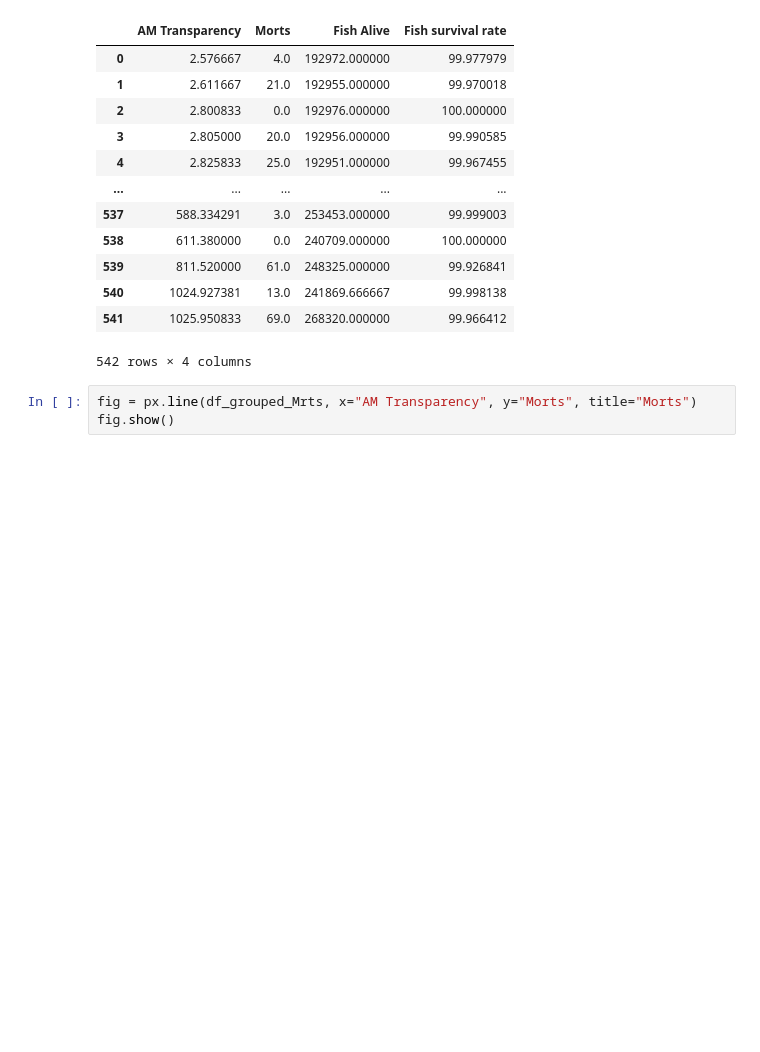
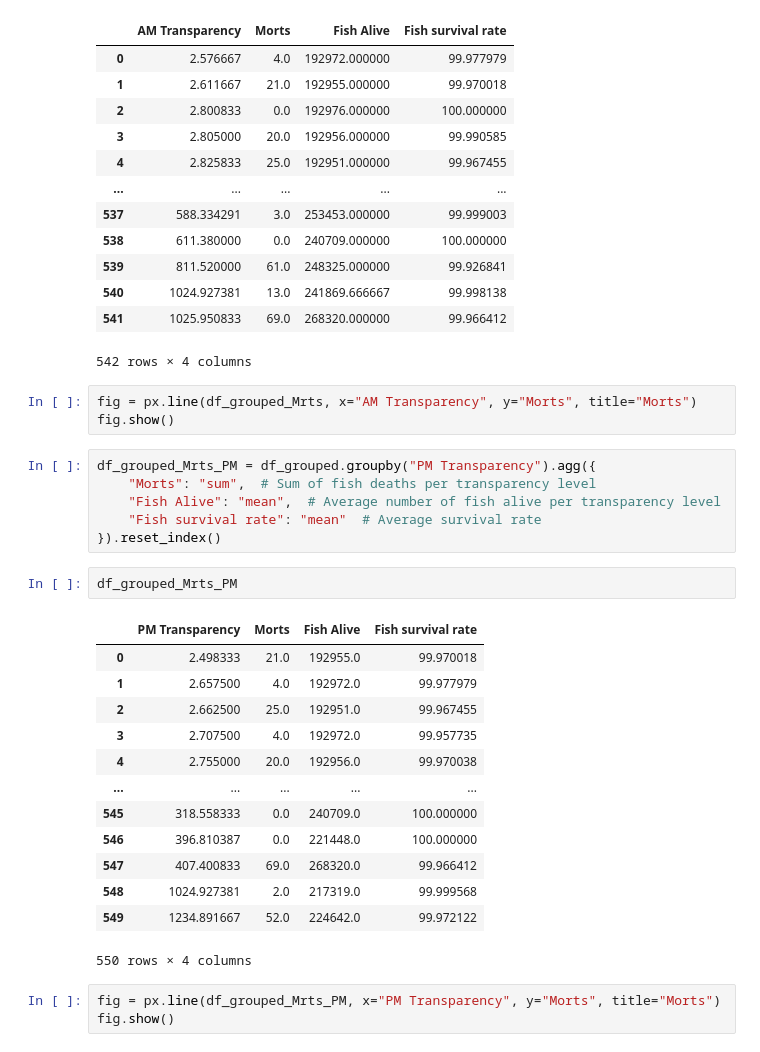
Before and after one commit to warrmu01/Pi515-AI, a Jupyter notebook: src/EDA.ipynb, the cells around one changed output. Cells and saved outputs as stored; diff of their text form; blank space fills up the shorter version.

```diff
--- a/src/EDA.ipynb
+++ b/src/EDA.ipynb
@@ -226,3 +231,28 @@ df_grouped_Mrts
 # %%
 fig = px.line(df_grouped_Mrts, x="AM Transparency", y="Morts", title="Morts")
 fig.show()
+# %%
+df_grouped_Mrts_PM = df_grouped.groupby("PM Transparency").agg({
+    "Morts": "sum",  # Sum of fish deaths per transparency level
+    "Fish Alive": "mean",  # Average number of fish alive per transparency level
+    "Fish survival rate": "mean"  # Average survival rate
+}).reset_index()
+# %%
+df_grouped_Mrts_PM
+# %% [output]
+|  | PM Transparency | Morts | Fish Alive | Fish survival rate |
+| 0 | 2.498333 | 21.0 | 192955.0 | 99.970018 |
+| 1 | 2.657500 | 4.0 | 192972.0 | 99.977979 |
+| 2 | 2.662500 | 25.0 | 192951.0 | 99.967455 |
+| 3 | 2.707500 | 4.0 | 192972.0 | 99.957735 |
+| 4 | 2.755000 | 20.0 | 192956.0 | 99.970038 |
+| ... | ... | ... | ... | ... |
+| 545 | 318.558333 | 0.0 | 240709.0 | 100.000000 |
+| 546 | 396.810387 | 0.0 | 221448.0 | 100.000000 |
+| 547 | 407.400833 | 69.0 | 268320.0 | 99.966412 |
+| 548 | 1024.927381 | 2.0 | 217319.0 | 99.999568 |
+| 549 | 1234.891667 | 52.0 | 224642.0 | 99.972122 |
+550 rows × 4 columns
+# %%
+fig = px.line(df_grouped_Mrts_PM, x="PM Transparency", y="Morts", title="Morts")
+fig.show()
```
Also changed, not shown: parts of 3 cells of this notebook.
